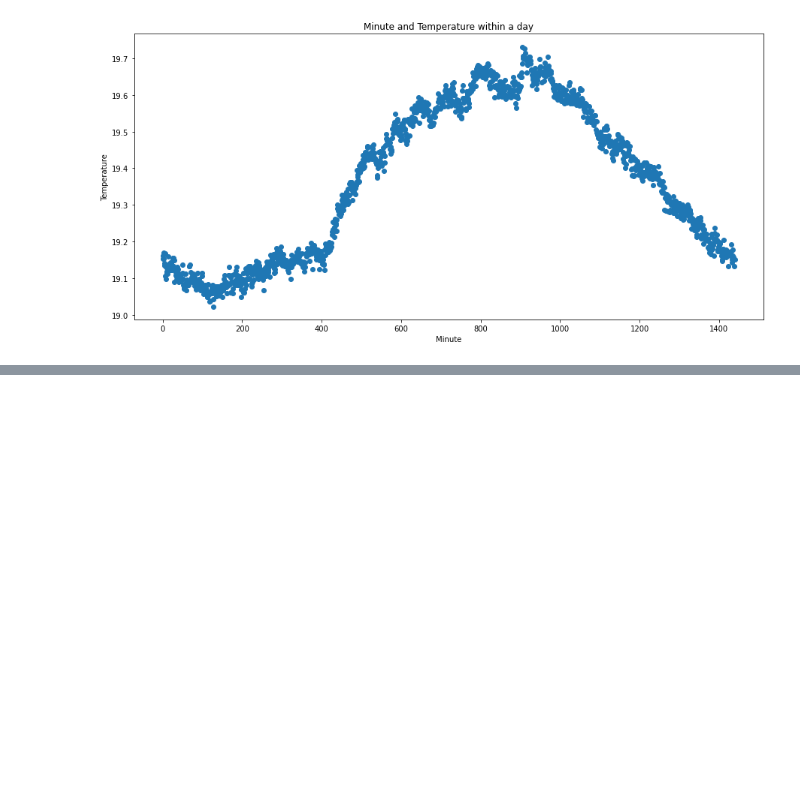
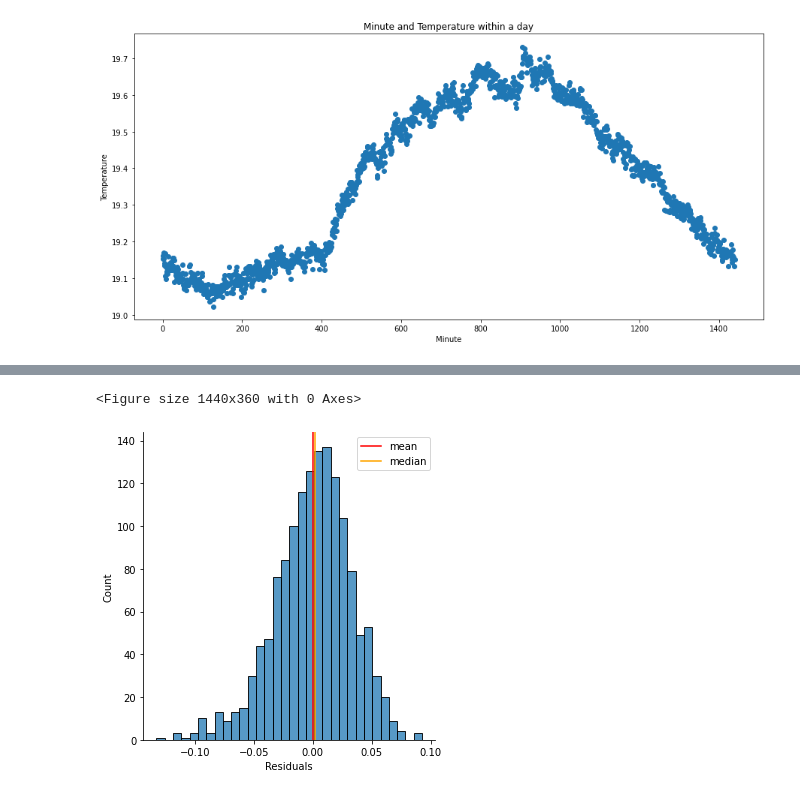
Before and after one commit to nuvita97/Temperature-Prediction, a Jupyter notebook: Humidity_&_Temp_Prediction.ipynb, the cells around one changed output, grey strips where cells are left out. Cells and saved outputs as stored; diff of their text form; code cells hidden in the pictures; blank space fills up the shorter version.

```diff
--- a/Humidity_&_Temp_Prediction.ipynb
+++ b/Humidity_&_Temp_Prediction.ipynb
@@ -120,0 +202,12 @@ print(y)
+# %%
+residuals = minute_group["temp"] - y_predict
+plt.figure(figsize=(20,5))
+sns.displot(residuals)
+plt.axvline(x = np.mean(residuals), color = 'red', label = 'mean')
+plt.axvline(x = np.median(residuals), color = 'orange', label = 'median')
+plt.xlabel("Residuals")
+plt.legend(loc = "upper right")
+plt.show()
+# %% [output]
+<Figure size 1440x360 with 0 Axes>
+[figure, added]
```
Also changed, not shown: parts of 11 cells of this notebook.
